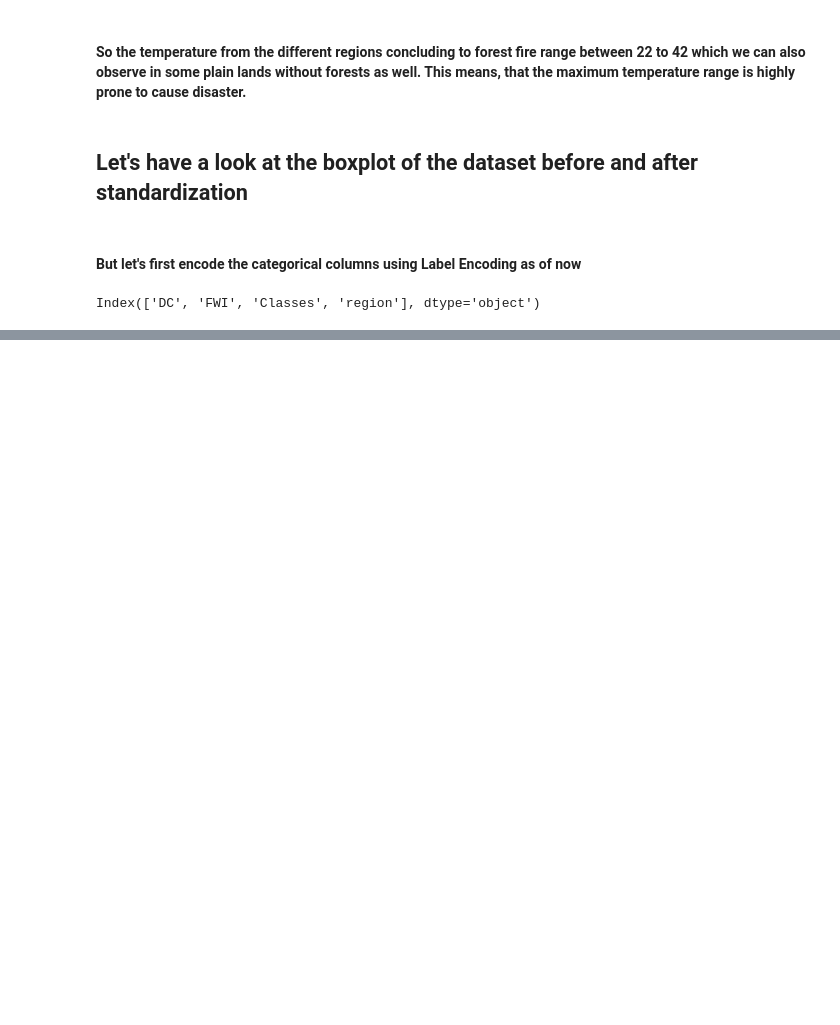
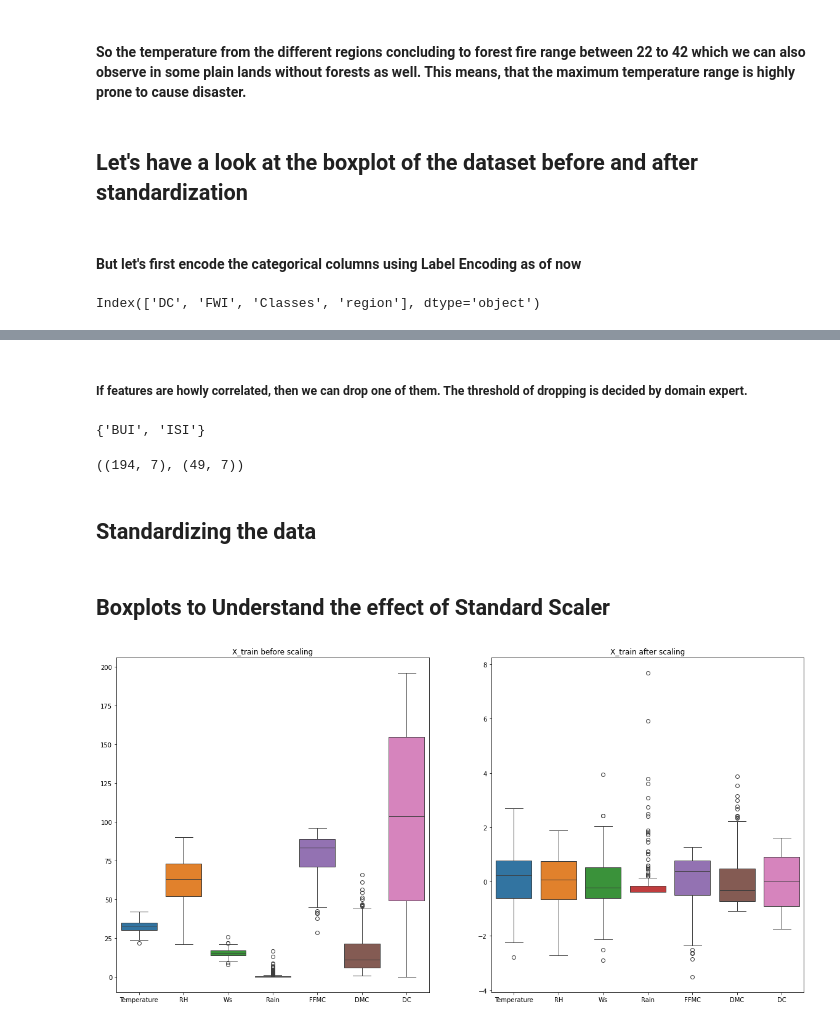
Before and after one commit to demonpratapdemon/EDA-Wine-Quality, a Jupyter notebook: EDA_AlgerianForestFire.ipynb, the cells around one changed output, grey strips where cells are left out. Cells and saved outputs as stored; diff of their text form; code cells hidden in the pictures; blank space fills up the shorter version.

```diff
--- a/EDA_AlgerianForestFire.ipynb
+++ b/EDA_AlgerianForestFire.ipynb
@@ -355,0 +445,46 @@ plt.show()
+# %% [markdown]
+##### If features are howly correlated, then we can drop one of them. The threshold of dropping is decided by domain expert.
+# %%
+def correlation_multicollinearity_check(dataset, threshold):
+    col_corr = set()
+    corr_mat = dataset.corr(method="spearman")
+    for i in range(len(corr_mat.columns)):
+        for j in range(i):
+            if abs(corr_mat.iloc[i,j]) > threshold:
+                colname = corr_mat.columns[i]
+                col_corr.add(colname)
+    return col_corr
+# %%
+# Let's check the correlated features
+corr_features = correlation_multicollinearity_check(X_train, threshold = 0.9)
+corr_features
+# %% [output]
+{'BUI', 'ISI'}
+# %%
+# Let's drop the correlated features
+X_train.drop(labels=corr_features, axis=1, inplace=True)
+X_test.drop(labels=corr_features, axis=1, inplace=True)
+X_train.shape, X_test.shape
+# %% [output]
+((194, 7), (49, 7))
+# %% [markdown]
+## Standardizing the data
+# %%
+from sklearn.preprocessing import StandardScaler
+
+scaler = StandardScaler()
+X_train_scaled = pd.DataFrame(scaler.fit_transform(X_train), columns=X_train.columns)
+X_test_scaled = pd.DataFrame(scaler.transform(X_test), columns=X_test.columns)
+# %% [markdown]
+## Boxplots to Understand the effect of Standard Scaler
+# %%
+plt.figure(figsize=(20,10))
+plt.subplot(1,2,1)
+sns.boxplot(data=X_train)
+plt.title("X_train before scaling")
+plt.subplot(1,2,2)
+sns.boxplot(data=X_train_scaled)
+plt.title("X_train after scaling")
+plt.show()
+# %% [output]
+[figure, added]
```
Also changed, not shown: parts of 27 cells of this notebook, 1 other file.
